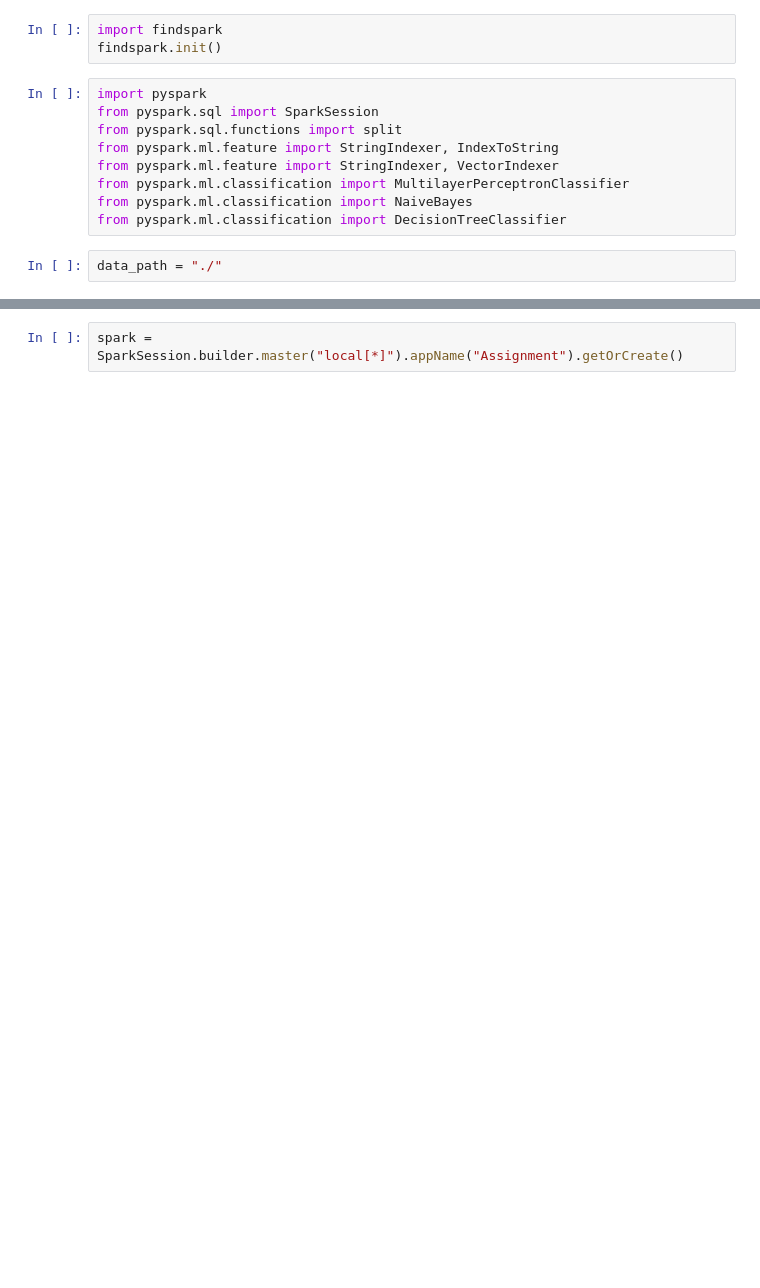
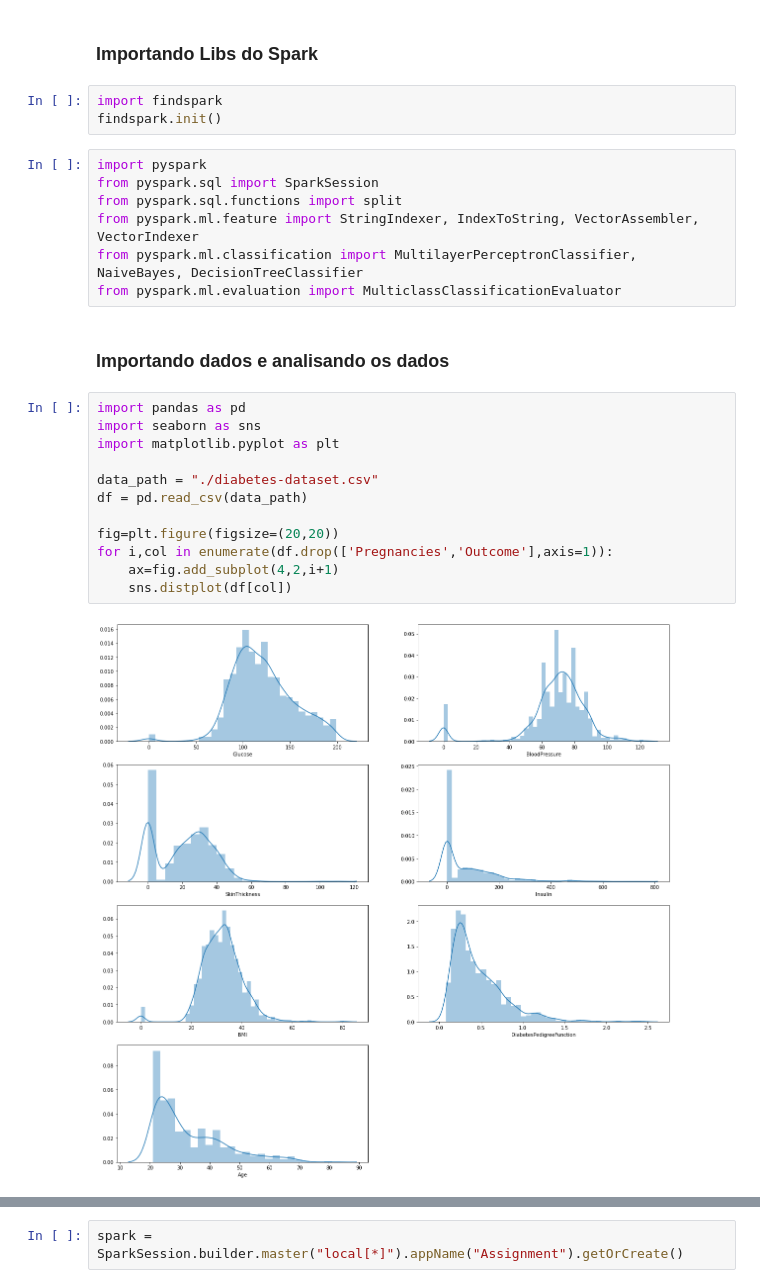
Before and after one commit to samuelpsouza/mmd-assignment, a Jupyter notebook: mr_classifiers.ipynb, the cells around one changed output, grey strips where cells are left out. Drawn from its saved outputs; the diff is of its cells as text; blank space fills up the shorter version.

```diff
--- a/mr_classifiers.ipynb
+++ b/mr_classifiers.ipynb
@@ -1,3 +1,5 @@
+# %% [markdown]
+### Importando Libs do Spark
 # %%
 import findspark
 findspark.init()
@@ -5,10 +7,22 @@ findspark.init()
 import pyspark
 from pyspark.sql import SparkSession
 from pyspark.sql.functions import split
-from pyspark.ml.feature import StringIndexer, IndexToString
-from pyspark.ml.feature import StringIndexer, VectorIndexer
-from pyspark.ml.classification import MultilayerPerceptronClassifier
-from pyspark.ml.classification import NaiveBayes
-from pyspark.ml.classification import DecisionTreeClassifier
+from pyspark.ml.feature import StringIndexer, IndexToString, VectorAssembler, VectorIndexer
+from pyspark.ml.classification import MultilayerPerceptronClassifier, NaiveBayes, DecisionTreeClassifier
+from pyspark.ml.evaluation import MulticlassClassificationEvaluator
-# %%
-data_path = "./"
+# %% [markdown]
+### Importando dados e analisando os dados
+# %%
+import pandas as pd
+import seaborn as sns
+import matplotlib.pyplot as plt
+
+data_path = "./diabetes-dataset.csv"
+df = pd.read_csv(data_path)
+
+fig=plt.figure(figsize=(20,20))
+for i,col in enumerate(df.drop(['Pregnancies','Outcome'],axis=1)):
+    ax=fig.add_subplot(4,2,i+1)
+    sns.distplot(df[col])
+# %% [output]
+[figure, added]
```
Also changed, not shown: parts of 14 cells of this notebook, 1 other file.
